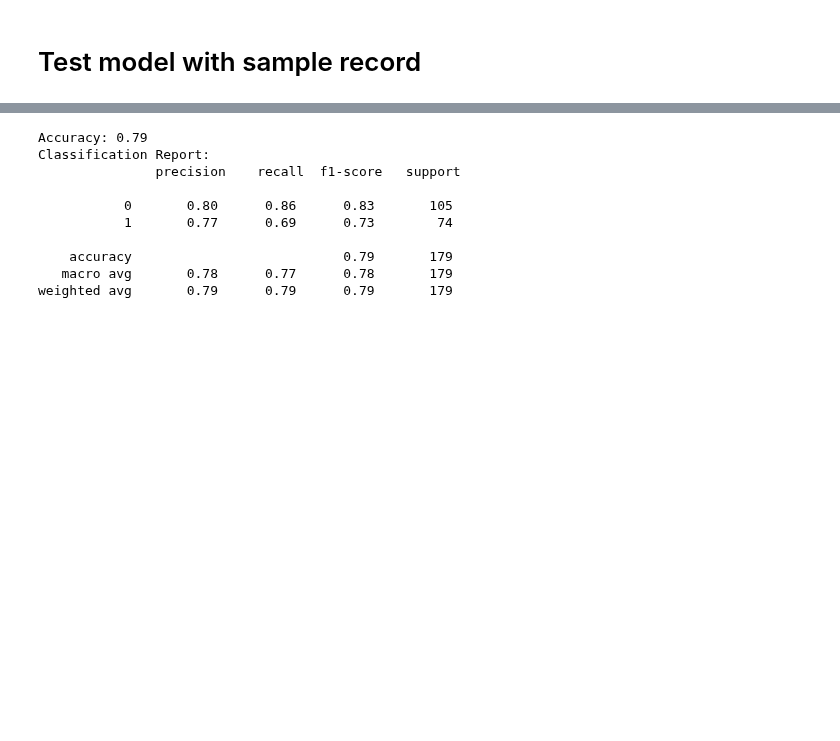
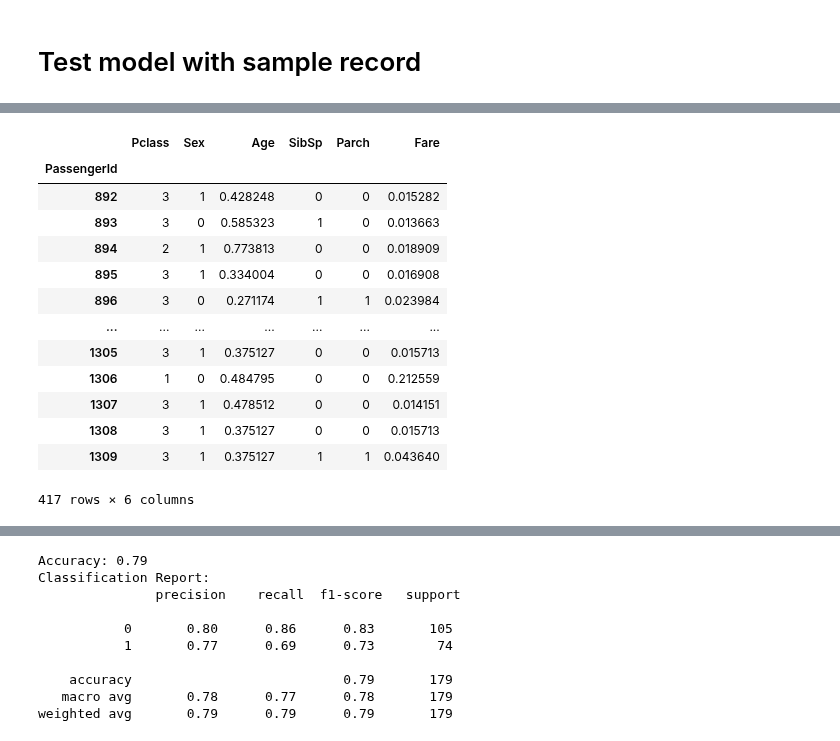
Before and after one commit to KiaShamaei/ds-titanic-dataset-kaggl, a Jupyter notebook: titanic.ipynb, the cells around one changed output, grey strips where cells are left out. Drawn from its saved outputs; the diff is of its cells as text; code cells hidden in the pictures; blank space fills up the shorter version.

```diff
--- a/titanic.ipynb
+++ b/titanic.ipynb
@@ -268,0 +306,17 @@ array([[-0.93491886, -2.60010534, -1.78495006, -0.28339324, -0.09275891,
+# %%
+testCleaned
+# %% [output]
+|  | Pclass | Sex | Age | SibSp | Parch | Fare |
+| PassengerId |  |  |  |  |  |  |
+| 892 | 3 | 1 | 0.428248 | 0 | 0 | 0.015282 |
+| 893 | 3 | 0 | 0.585323 | 1 | 0 | 0.013663 |
+| 894 | 2 | 1 | 0.773813 | 0 | 0 | 0.018909 |
+| 895 | 3 | 1 | 0.334004 | 0 | 0 | 0.016908 |
+| 896 | 3 | 0 | 0.271174 | 1 | 1 | 0.023984 |
+| ... | ... | ... | ... | ... | ... | ... |
+| 1305 | 3 | 1 | 0.375127 | 0 | 0 | 0.015713 |
+| 1306 | 1 | 0 | 0.484795 | 0 | 0 | 0.212559 |
+| 1307 | 3 | 1 | 0.478512 | 0 | 0 | 0.014151 |
+| 1308 | 3 | 1 | 0.375127 | 0 | 0 | 0.015713 |
+| 1309 | 3 | 1 | 0.375127 | 1 | 1 | 0.043640 |
+417 rows × 6 columns
```
Also changed, not shown: parts of 26 cells of this notebook, 1 other file.
